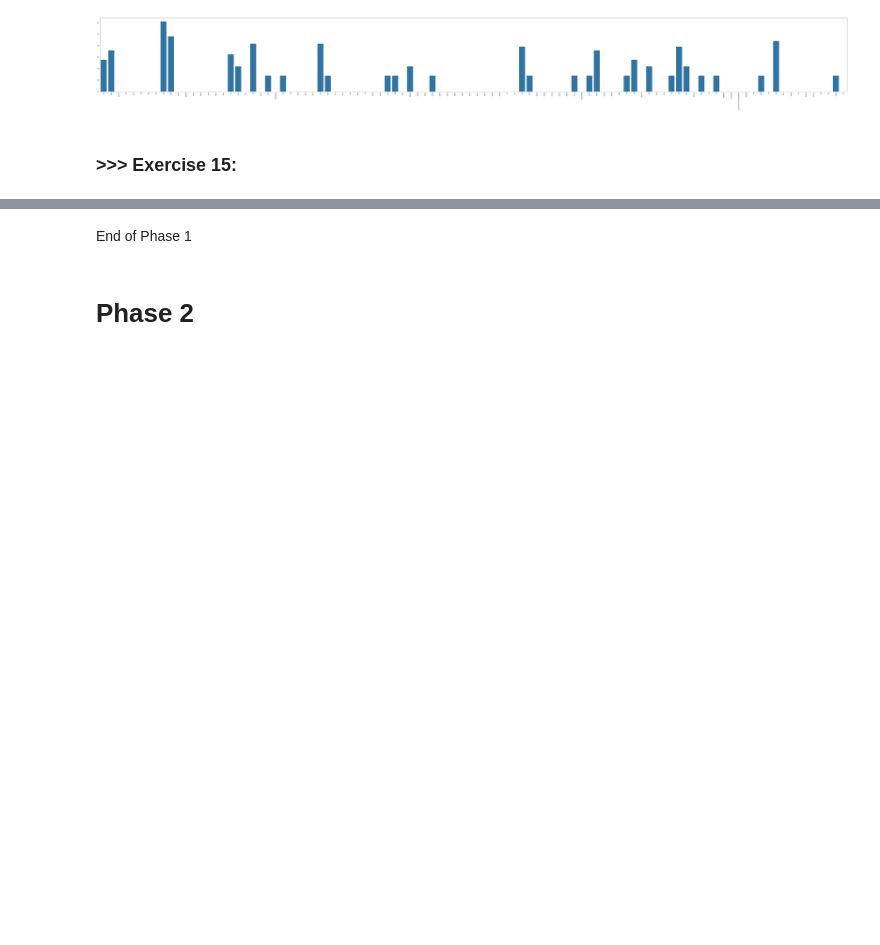
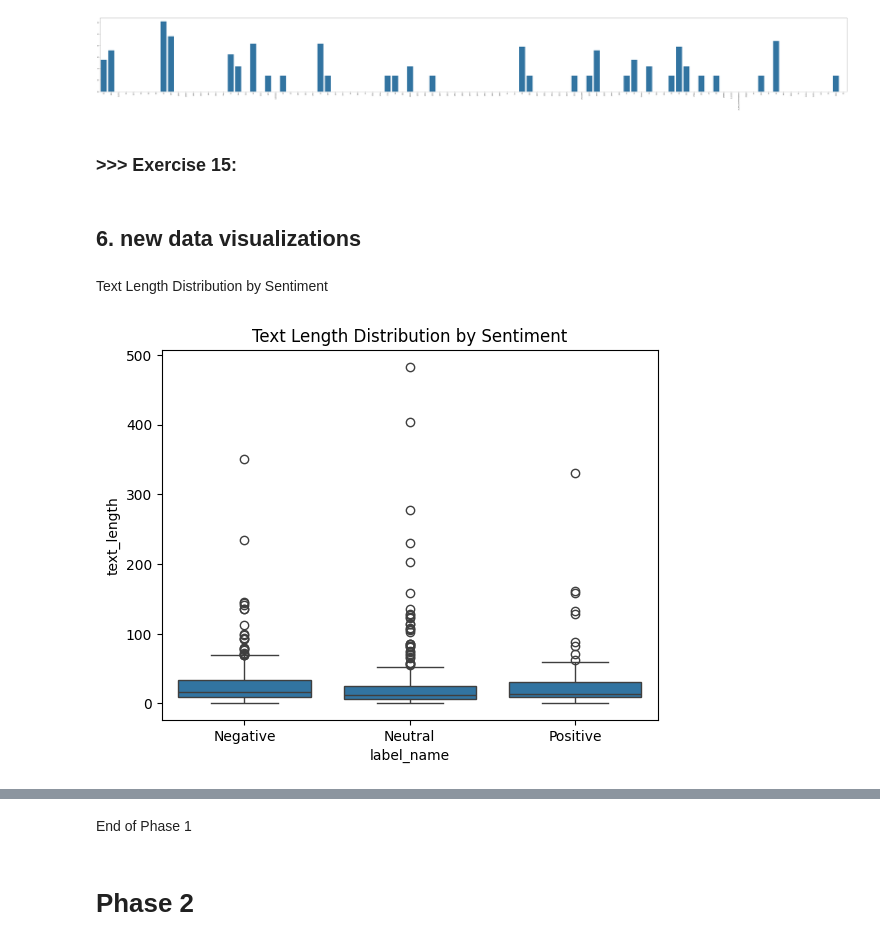
Before and after one commit to rampageben/DM2025-Lab1-Exercise, a Jupyter notebook: DM2025-Lab1-Homework.ipynb, the cells around one changed output, grey strips where cells are left out. Saved outputs shown, nothing was run; the diff lists cells and outputs as text; code cells hidden in the pictures; blank space fills up the shorter version.

Commit message:
finish new data visualizations

```diff
--- a/DM2025-Lab1-Homework.ipynb
+++ b/DM2025-Lab1-Homework.ipynb
@@ -746,3 +746,19 @@ fig = px.bar(df_top, x = "term", y = "frequency",
              title = "Top 50 Terms Frequency Log Scale")
 
 fig.show()
+# %% [markdown]
+## 6. new data visualizations
+# %% [markdown]
+Text Length Distribution by Sentiment
+# %%
+# Compute the number of words in each text entry
+# Create a boxplot to visualize how text length varies across different sentiment labels
+# observe
+# Most posts are short, with text lengths below 30 words.
+# Positive and Negative posts tend to be slightly longer than Neutral ones.
+df["text_length"] = df["text"].apply(lambda x: len(str(x).split()))
+sns.boxplot(data=df, x="label_name", y="text_length")
+plt.title("Text Length Distribution by Sentiment")
+plt.show()
+# %% [output]
+[figure, added]
```
Also changed, not shown: parts of 2 cells of this notebook.
